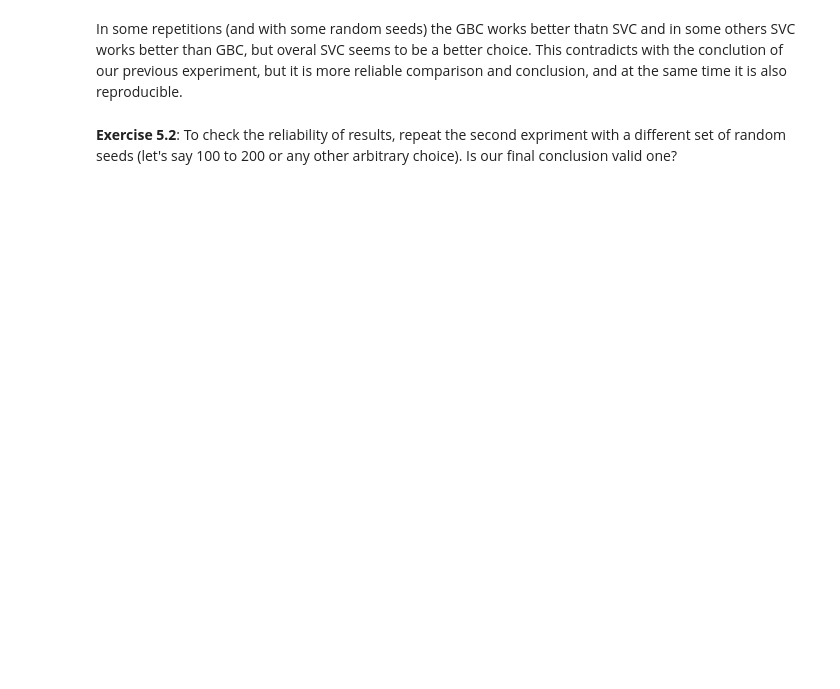
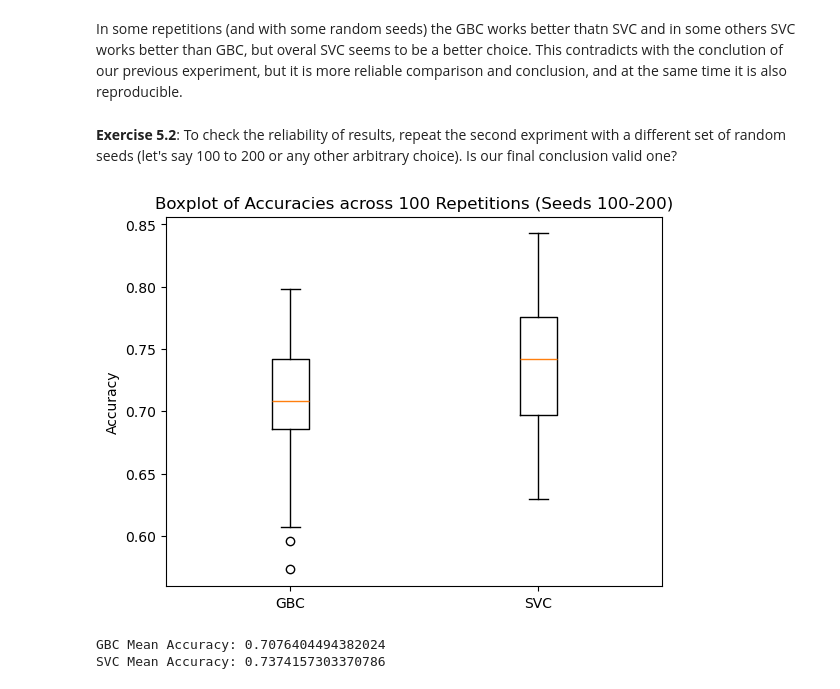
Before and after one commit to DiegoGarciaFrade/ResponsibleAI_G1, a Jupyter notebook: Week_5_2_RobustCV.ipynb, the cells around one changed output. Drawn from its saved outputs; the diff is of its cells as text; code cells hidden in the pictures; blank space fills up the shorter version.

```diff
--- a/Week_5_2_RobustCV.ipynb
+++ b/Week_5_2_RobustCV.ipynb
@@ -97,3 +102,48 @@ plt.show()
 In some repetitions (and with some random seeds) the GBC works better thatn SVC and in some others SVC works better than GBC, but overal SVC seems to be a better choice. This contradicts with the conclution of our previous experiment, but it is more reliable comparison and conclusion, and at the same time it is also reproducible.
 # %% [markdown]
 **Exercise 5.2**: To check the reliability of results, repeat the second expriment with a different set of random seeds (let's say 100 to 200 or any other arbitrary choice). Is our final conclusion valid one?
+# %%
+repetitions = 100
+random_seed_start = 100
+
+# Initialize lists to store accuracy scores
+gbc_accuracy = []
+svc_accuracy = []
+
+# Repeat the train/test split 100 times with different random seeds (from 100 to 200)
+for i in range(random_seed_start, random_seed_start + repetitions):
+    random_state = i  # Use i as the random seed
+
+    # Split the data into training and testing sets
+    X_train, X_test, y_train, y_test = train_test_split(X, y_binary, test_size=0.2, random_state=random_state)
+
+    # Create and fit the Gradient Boosting Classifier model
+    gbc = GradientBoostingClassifier(random_state=random_state)
+    gbc.fit(X_train, y_train)
+
+    # Create and fit the Linear Support Vector Classifier model
+    svc = SVC(kernel="linear", random_state=random_state)
+    svc.fit(X_train, y_train)
+
+    # Make predictions on the test set
+    y_pred_gbc = gbc.predict(X_test)
+    y_pred_svc = svc.predict(X_test)
+
+    # Calculate accuracy scores and append to lists
+    gbc_accuracy.append(accuracy_score(y_test, y_pred_gbc))
+    svc_accuracy.append(accuracy_score(y_test, y_pred_svc))
+
+# Plot a boxplot of the accuracies
+plt.boxplot([gbc_accuracy, svc_accuracy])
+plt.title('Boxplot of Accuracies across 100 Repetitions (Seeds 100-200)')
+plt.xticks([1,2],['GBC','SVC'])
+plt.ylabel('Accuracy')
+plt.show()
+
+# Print the average accuracy for both models
+print(f"GBC Mean Accuracy: {np.mean(gbc_accuracy)}")
+print(f"SVC Mean Accuracy: {np.mean(svc_accuracy)}")
+# %% [output]
+[figure, added]
+GBC Mean Accuracy: 0.7076404494382024
+SVC Mean Accuracy: 0.7374157303370786
```
Also changed, not shown: parts of 3 cells of this notebook.
